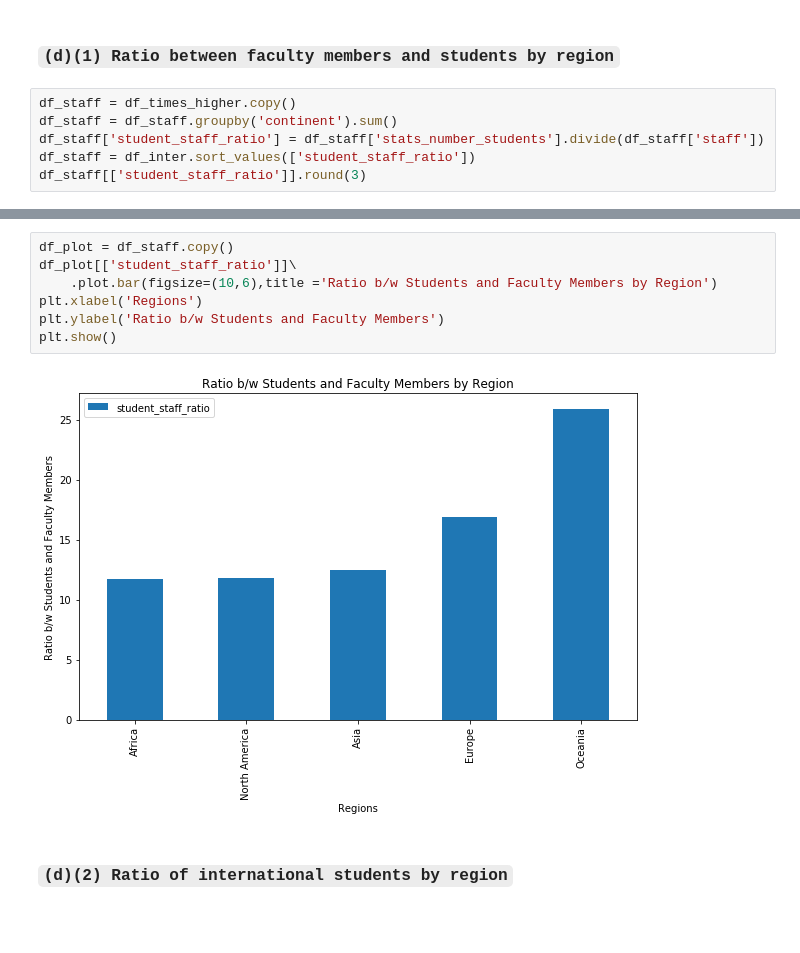
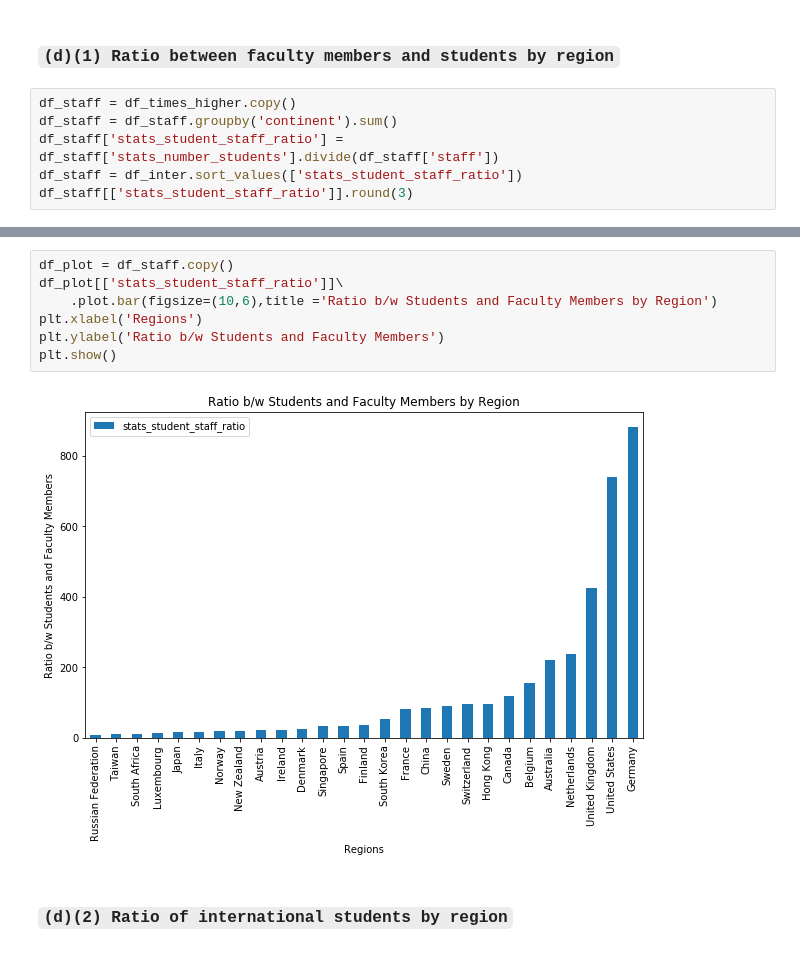
Before and after one commit to oabouzaid/Applied-Data-Analysis, a Jupyter notebook: homework2/solutions_final.ipynb, the cells around one changed output, grey strips where cells are left out. Drawn from its saved outputs; the diff is of its cells as text; blank space fills up the shorter version.

```diff
--- a/homework2/solutions_final.ipynb
+++ b/homework2/solutions_final.ipynb
@@ -389,7 +389,7 @@ plt.show()
 # %%
 df_staff = df_times_higher.copy()
 df_staff = df_staff.groupby('continent').sum()
-df_staff['student_staff_ratio'] = df_staff['stats_number_students'].divide(df_staff['staff'])
-df_staff = df_inter.sort_values(['student_staff_ratio'])
-df_staff[['student_staff_ratio']].round(3)
+df_staff['stats_student_staff_ratio'] = df_staff['stats_number_students'].divide(df_staff['staff'])
+df_staff = df_inter.sort_values(['stats_student_staff_ratio'])
+df_staff[['stats_student_staff_ratio']].round(3)
 # %% [output]
@@ -412,12 +434,12 @@ plt.show()
 # %%
 df_plot = df_staff.copy()
-df_plot[['student_staff_ratio']]\
+df_plot[['stats_student_staff_ratio']]\
     .plot.bar(figsize=(10,6),title ='Ratio b/w Students and Faculty Members by Region')
 plt.xlabel('Regions')
 plt.ylabel('Ratio b/w Students and Faculty Members')
 plt.show()
 # %% [output]
-[figure, old version]
+[figure, new version]
 # %% [markdown]
 ### `(d)(2) Ratio of international students by region`
 # %%
```
Also changed, not shown: parts of 20 cells of this notebook.
